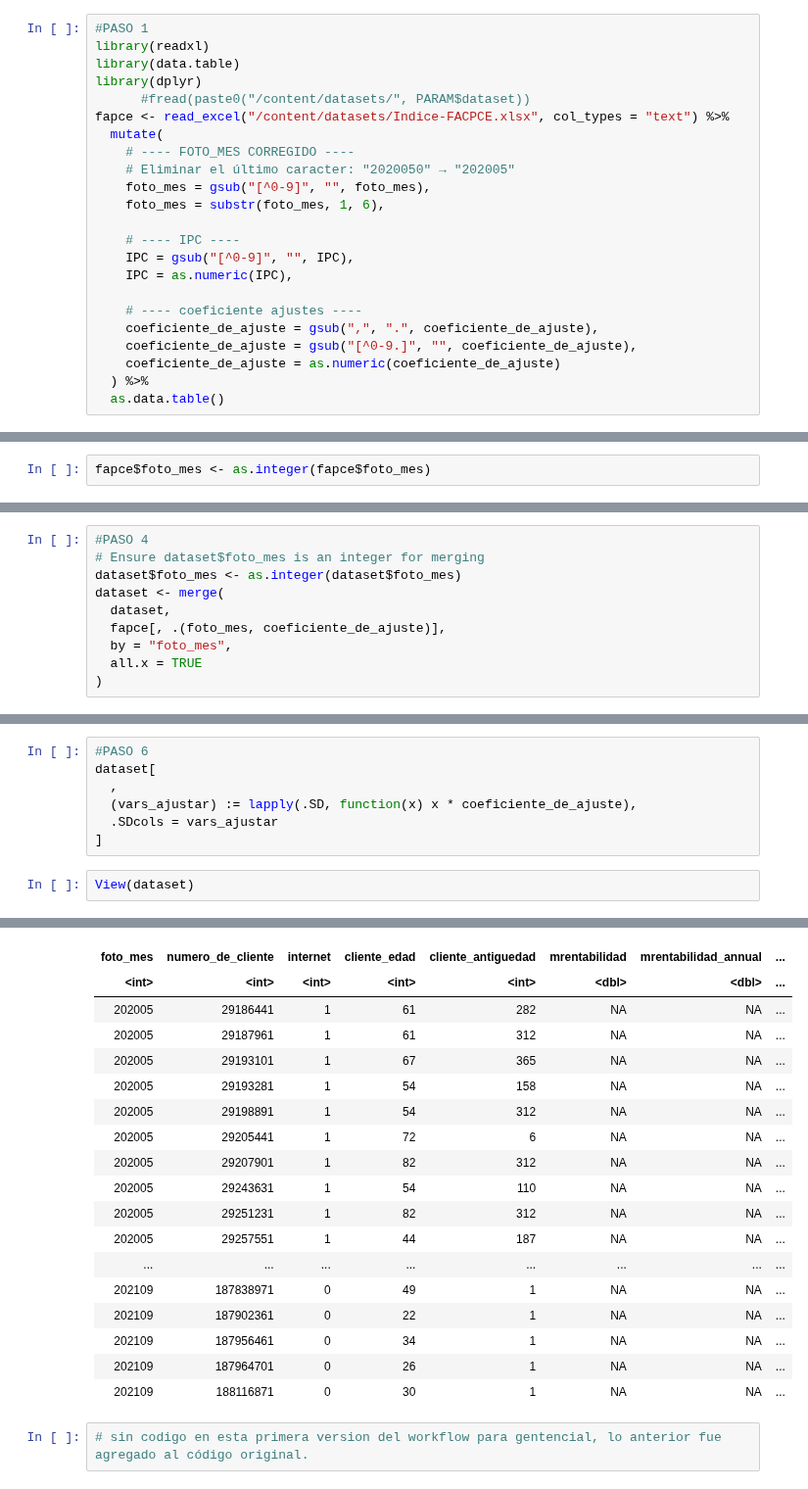
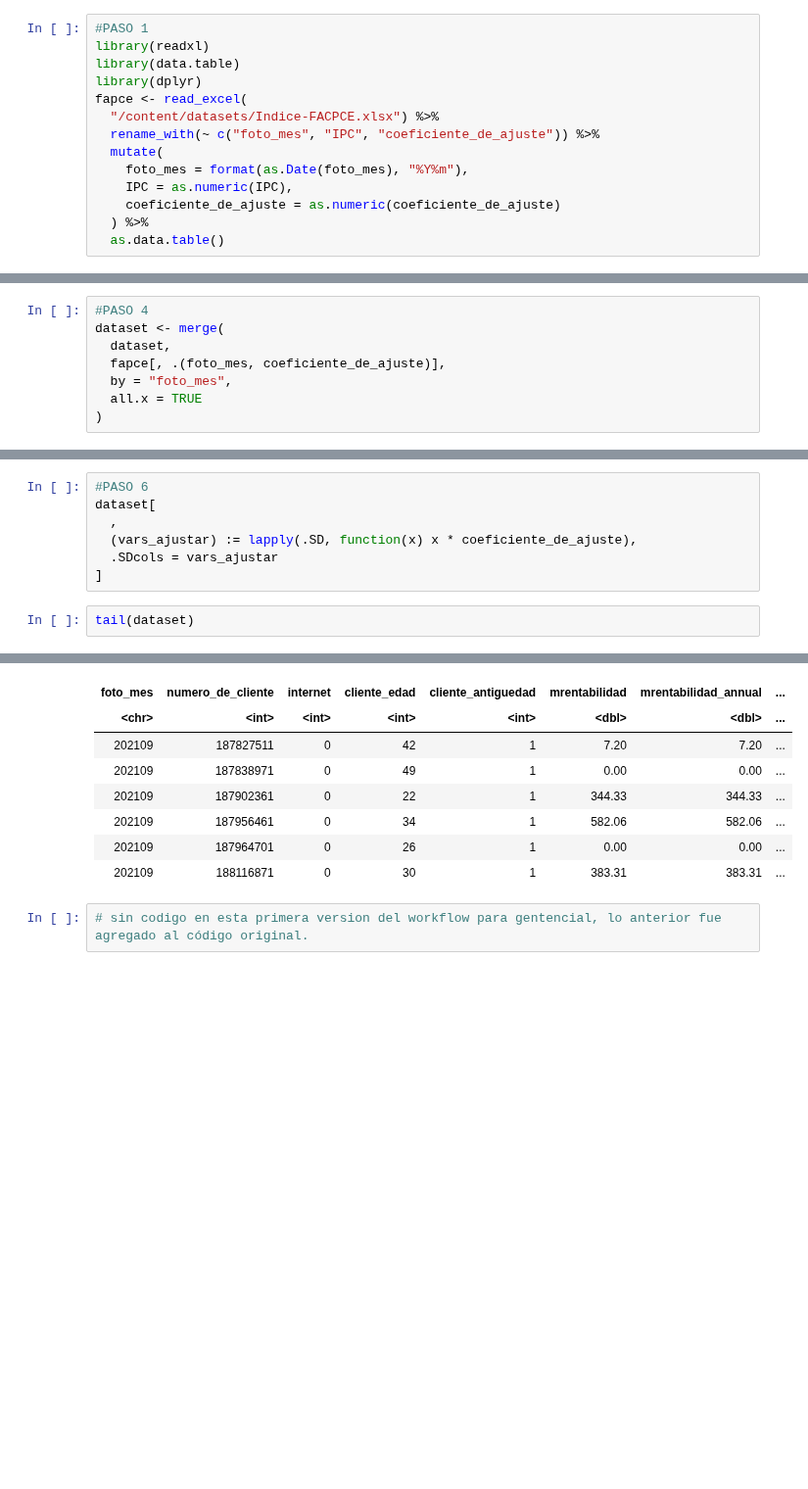
Before and after one commit to matifards/labo2025v, a Jupyter notebook: src/workflows/610_WorkFlow_01_gerencial.ipynb, the cells around one changed output, grey strips where cells are left out. Shown at 98% size. Saved outputs shown, nothing was run; the diff lists cells and outputs as text; blank space fills up the shorter version.

```diff
--- a/src/workflows/610_WorkFlow_01_gerencial.ipynb
+++ b/src/workflows/610_WorkFlow_01_gerencial.ipynb
@@ -228,21 +228,12 @@ Installing package into ‘/usr/local/lib/R/site-library’
 library(readxl)
 library(data.table)
 library(dplyr)
-      #fread(paste0("/content/datasets/", PARAM$dataset))
-fapce <- read_excel("/content/datasets/Indice-FACPCE.xlsx", col_types = "text") %>%
+fapce <- read_excel(
+  "/content/datasets/Indice-FACPCE.xlsx") %>%
+  rename_with(~ c("foto_mes", "IPC", "coeficiente_de_ajuste")) %>%
   mutate(
-    # ---- FOTO_MES CORREGIDO ----
-    # Eliminar el último caracter: "2020050" → "202005"
-    foto_mes = gsub("[^0-9]", "", foto_mes),
-    foto_mes = substr(foto_mes, 1, 6),
-
-    # ---- IPC ----
-    IPC = gsub("[^0-9]", "", IPC),
+    foto_mes = format(as.Date(foto_mes), "%Y%m"),
     IPC = as.numeric(IPC),
-
-    # ---- coeficiente ajustes ----
-    coeficiente_de_ajuste = gsub(",", ".", coeficiente_de_ajuste),
-    coeficiente_de_ajuste = gsub("[^0-9.]", "", coeficiente_de_ajuste),
     coeficiente_de_ajuste = as.numeric(coeficiente_de_ajuste)
   ) %>%
   as.data.table()
@@ -278,2 +268,0 @@ A data.table: 6 × 3
-# %%
-fapce$foto_mes <- as.integer(fapce$foto_mes)
@@ -306,8 +283,6 @@ for (col in cols_borrar) {
 }
 # %%
 #PASO 4
-# Ensure dataset$foto_mes is an integer for merging
-dataset$foto_mes <- as.integer(dataset$foto_mes)
 dataset <- merge(
   dataset,
   fapce[, .(foto_mes, coeficiente_de_ajuste)],
@@ -342,5 +317,5 @@ dataset[
   .SDcols = vars_ajustar
 ]
 # %%
-View(dataset)
+tail(dataset)
 # %% [output]
@@ -348,21 +323,11 @@ A data.table: 273666 × 33
 | foto_mes | numero_de_cliente | internet | cliente_edad | cliente_antiguedad | mrentabilidad | mrentabilidad_annual | ... |
-| <int> | <int> | <int> | <int> | <int> | <dbl> | <dbl> | ... |
-| 202005 | 29186441 | 1 | 61 | 282 | NA | NA | ... |
-| 202005 | 29187961 | 1 | 61 | 312 | NA | NA | ... |
-| 202005 | 29193101 | 1 | 67 | 365 | NA | NA | ... |
-| 202005 | 29193281 | 1 | 54 | 158 | NA | NA | ... |
-| 202005 | 29198891 | 1 | 54 | 312 | NA | NA | ... |
-| 202005 | 29205441 | 1 | 72 | 6 | NA | NA | ... |
-| 202005 | 29207901 | 1 | 82 | 312 | NA | NA | ... |
-| 202005 | 29243631 | 1 | 54 | 110 | NA | NA | ... |
-| 202005 | 29251231 | 1 | 82 | 312 | NA | NA | ... |
-| 202005 | 29257551 | 1 | 44 | 187 | NA | NA | ... |
-| ... | ... | ... | ... | ... | ... | ... | ... |
-| 202109 | 187838971 | 0 | 49 | 1 | NA | NA | ... |
-| 202109 | 187902361 | 0 | 22 | 1 | NA | NA | ... |
-| 202109 | 187956461 | 0 | 34 | 1 | NA | NA | ... |
-| 202109 | 187964701 | 0 | 26 | 1 | NA | NA | ... |
-| 202109 | 188116871 | 0 | 30 | 1 | NA | NA | ... |
+| <chr> | <int> | <int> | <int> | <int> | <dbl> | <dbl> | ... |
+| 202109 | 187827511 | 0 | 42 | 1 | 7.20 | 7.20 | ... |
+| 202109 | 187838971 | 0 | 49 | 1 | 0.00 | 0.00 | ... |
+| 202109 | 187902361 | 0 | 22 | 1 | 344.33 | 344.33 | ... |
+| 202109 | 187956461 | 0 | 34 | 1 | 582.06 | 582.06 | ... |
+| 202109 | 187964701 | 0 | 26 | 1 | 0.00 | 0.00 | ... |
+| 202109 | 188116871 | 0 | 30 | 1 | 383.31 | 383.31 | ... |
 # %%
 # sin codigo en esta primera version del workflow para gentencial, lo anterior fue agregado al código original.
 # %% [markdown]
```
Also changed, not shown: parts of 10 cells of this notebook.
